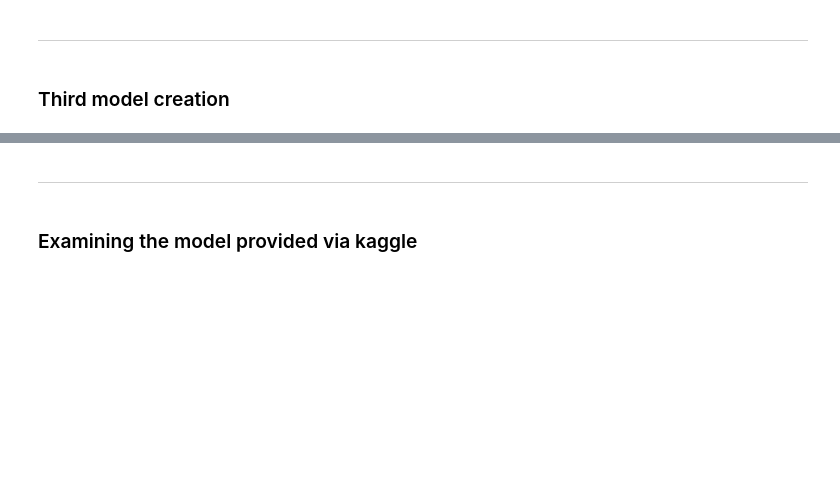
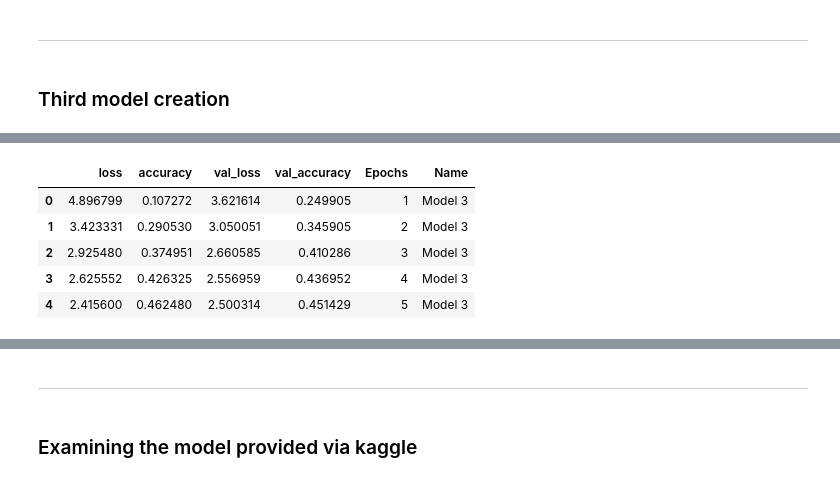
Before and after one commit to dvdhartsman/Bird_Species_Image_Classification, a Jupyter notebook: Bird_Classification_2.ipynb, the cells around one changed output, grey strips where cells are left out. Saved outputs shown, nothing was run; the diff lists cells and outputs as text; code cells hidden in the pictures; blank space fills up the shorter version.

```diff
--- a/Bird_Classification_2.ipynb
+++ b/Bird_Classification_2.ipynb
@@ -399,0 +428,14 @@ KeyboardInterrupt:
+# %%
+# Dataframe for 3rd model metrics
+
+model3_df = pd.DataFrame(history_3.history)
+model3_df["Epochs"] = range(1, 21)
+model3_df["Name"] = "Model 3"
+model3_df.head()
+# %% [output]
+|  | loss | accuracy | val_loss | val_accuracy | Epochs | Name |
+| 0 | 4.896799 | 0.107272 | 3.621614 | 0.249905 | 1 | Model 3 |
+| 1 | 3.423331 | 0.290530 | 3.050051 | 0.345905 | 2 | Model 3 |
+| 2 | 2.925480 | 0.374951 | 2.660585 | 0.410286 | 3 | Model 3 |
+| 3 | 2.625552 | 0.426325 | 2.556959 | 0.436952 | 4 | Model 3 |
+| 4 | 2.415600 | 0.462480 | 2.500314 | 0.451429 | 5 | Model 3 |
```
Also changed, not shown: parts of 16 cells of this notebook.
